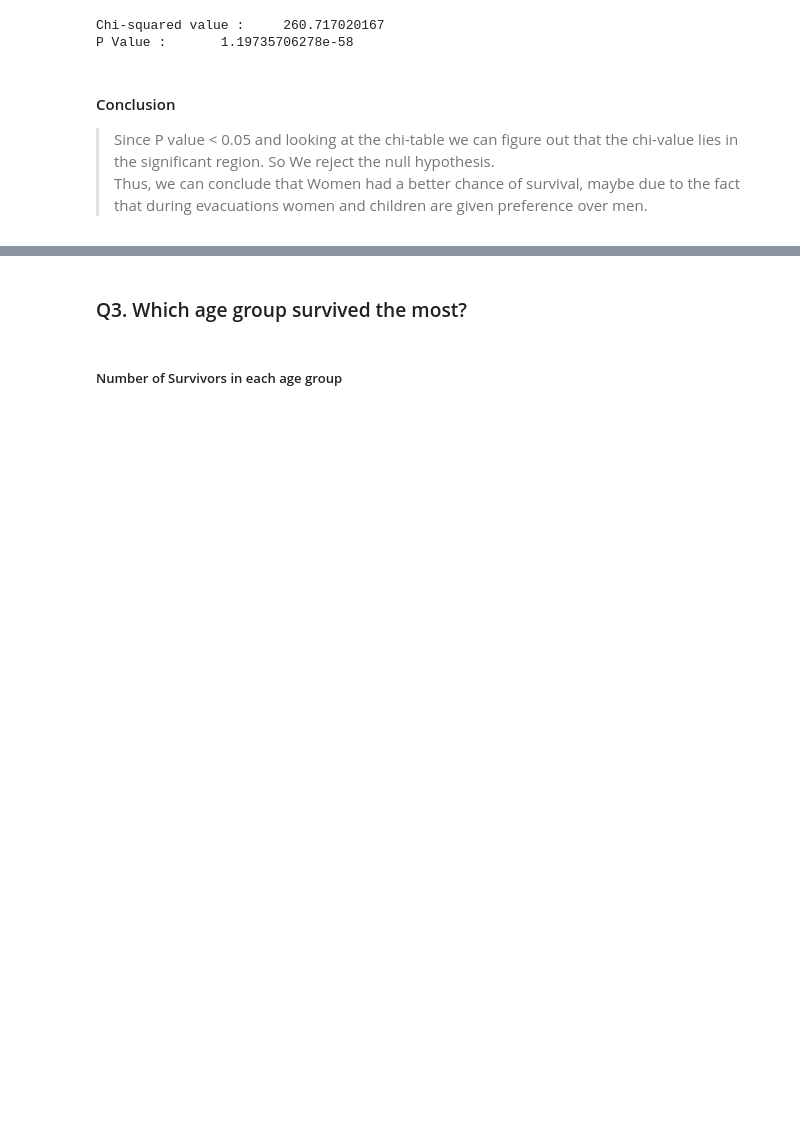
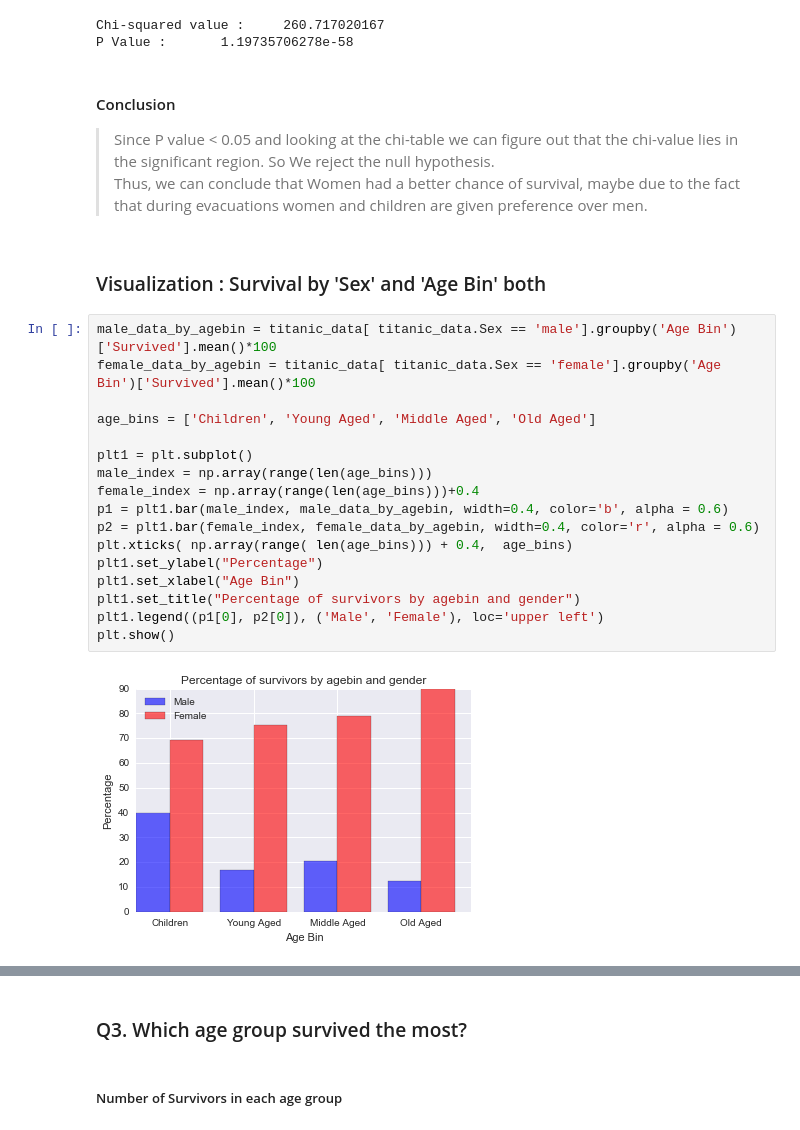
Before and after one commit to chattarajoy/Udacity-Data-Analyst-Nanodegree-Projects, a Jupyter notebook: P02 Investigate a Dataset/Investigate a Dataset.ipynb, the cells around one changed output, grey strips where cells are left out. Cells and saved outputs as stored; diff of their text form; blank space fills up the shorter version.

```diff
--- a/P02 Investigate a Dataset/Investigate a Dataset.ipynb
+++ b/P02 Investigate a Dataset/Investigate a Dataset.ipynb
@@ -455,3 +449,24 @@ P Value :       1.19735706278e-58
 #### Conclusion
 > Since P value < 0.05 and looking at the chi-table we can figure out that the chi-value lies in the significant region. So We reject the null hypothesis.<br/>
 Thus, we can conclude that Women had a better chance of survival, maybe due to the fact that during evacuations women and children are given preference over men.
+# %% [markdown]
+### Visualization : Survival by 'Sex' and 'Age Bin' both
+# %%
+male_data_by_agebin = titanic_data[ titanic_data.Sex == 'male'].groupby('Age Bin')['Survived'].mean()*100
+female_data_by_agebin = titanic_data[ titanic_data.Sex == 'female'].groupby('Age Bin')['Survived'].mean()*100
+
+age_bins = ['Children', 'Young Aged', 'Middle Aged', 'Old Aged']
+
+plt1 = plt.subplot()
+male_index = np.array(range(len(age_bins)))
+female_index = np.array(range(len(age_bins)))+0.4
+p1 = plt1.bar(male_index, male_data_by_agebin, width=0.4, color='b', alpha = 0.6)
+p2 = plt1.bar(female_index, female_data_by_agebin, width=0.4, color='r', alpha = 0.6)
+plt.xticks( np.array(range( len(age_bins))) + 0.4,  age_bins)
+plt1.set_ylabel("Percentage")
+plt1.set_xlabel("Age Bin")
+plt1.set_title("Percentage of survivors by agebin and gender")
+plt1.legend((p1[0], p2[0]), ('Male', 'Female'), loc='upper left')
+plt.show()
+# %% [output]
+[figure, added]
```
Also changed, not shown: parts of 9 cells of this notebook, 8 other files.
